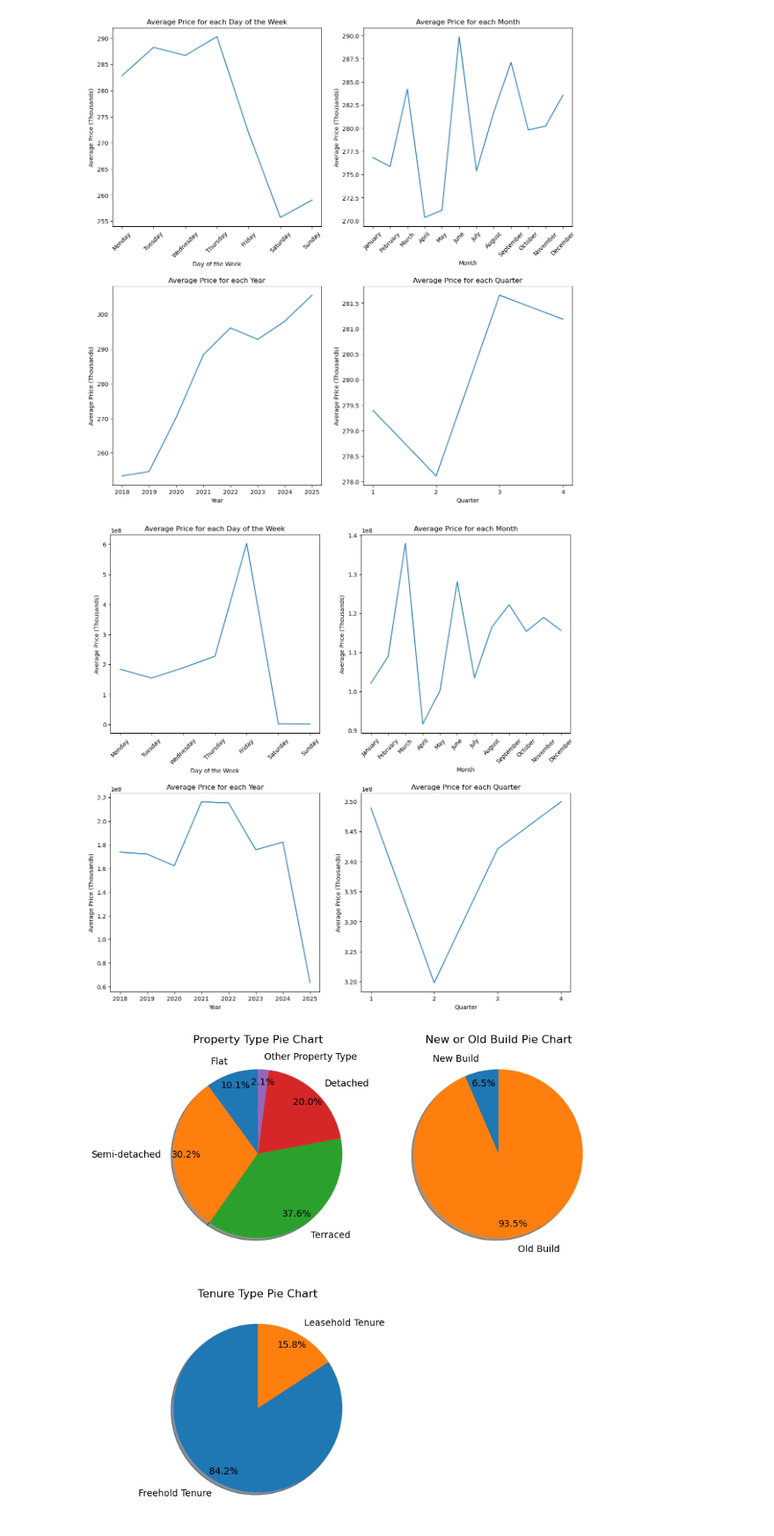
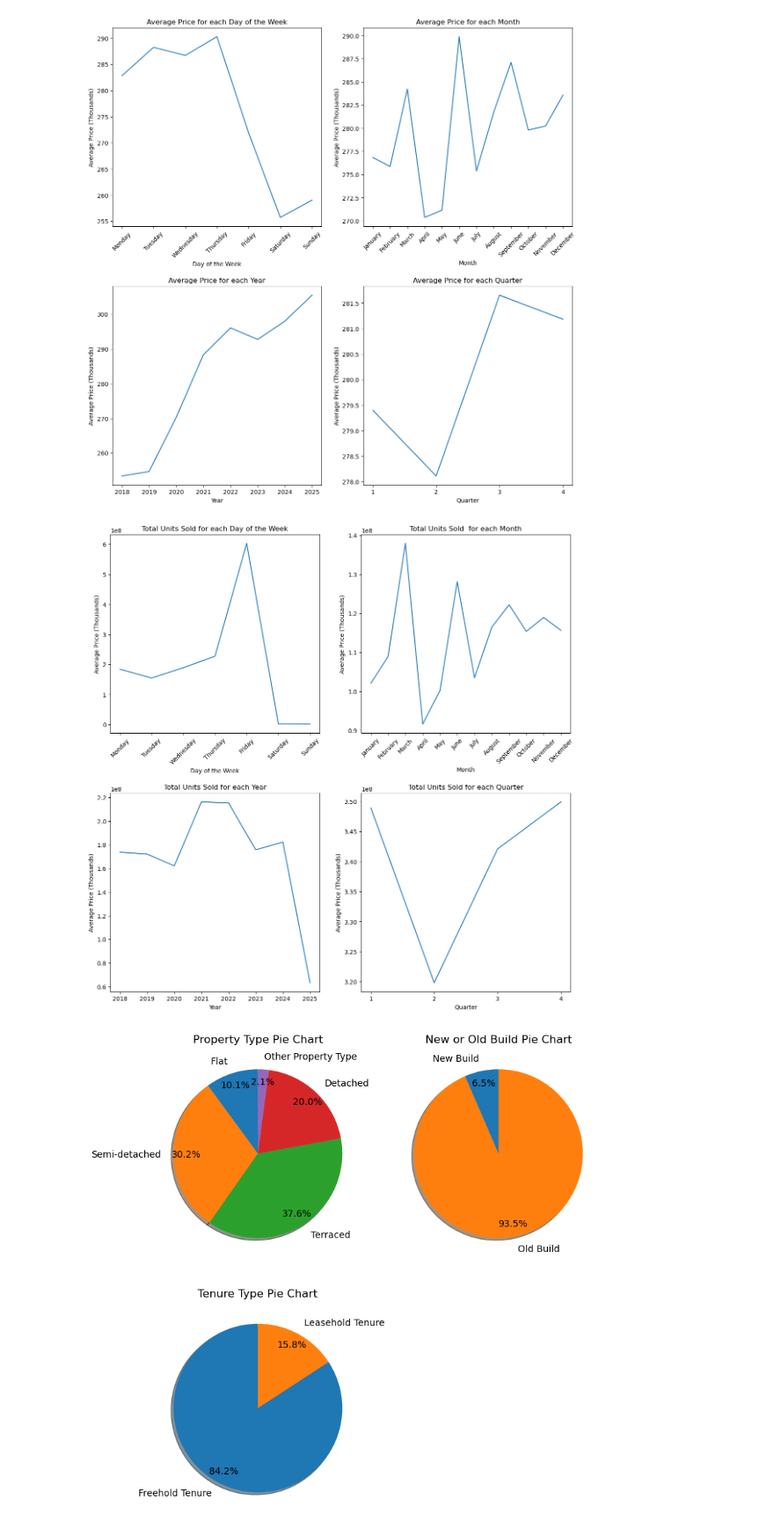
Before and after one commit to Tom-Kerrison/Housing-Price-Predictor, a Jupyter notebook: EDA.ipynb, the cells around one changed output. Shown at 88% size. Saved outputs shown, nothing was run; the diff lists cells and outputs as text; code cells hidden in the pictures.

```diff
--- a/EDA.ipynb
+++ b/EDA.ipynb
@@ -141,9 +148,6 @@ plt.subplots_adjust(hspace=0.3)
 # %% [output]
 [figure]
 # %%
-tot_day_price = df.groupby('Date')['Price (Thousands)'].sum().reset_index()
-tot_day_price.columns = ['Date', 'Average Price (Thousands)']
-
 tot_day_of_the_week_price = df.groupby('Day of the Week')['Price (Thousands)'].sum().reset_index()
 tot_day_of_the_week_price.columns = ['Day of the Week', 'Average Price (Thousands)']
 
@@ -159,34 +163,34 @@ tot_month_price.columns = ['Month', 'Average Price (Thousands)']
 tot_day_of_the_week_price['Day of the Week'] = tot_day_of_the_week_price['Day of the Week'].map(day_names)
 tot_month_price['Month'] = tot_month_price['Month'].map(month_names)
 
 tot_day_of_the_week_price
 fig = plt.figure(figsize=(14, 14))
 ax0 = fig.add_subplot(2, 2, 1)
 ax1 = fig.add_subplot(2, 2, 2)
 ax2 = fig.add_subplot(2, 2, 3)
 ax3 = fig.add_subplot(2, 2, 4)
 
 from matplotlib.ticker import MaxNLocator
 
 ax3.xaxis.set_major_locator(MaxNLocator(nbins=4))
 
 ax0.set_title('Total Units Sold for each Day of the Week')
 ax1.set_title('Total Units Sold  for each Month')
 ax2.set_title('Total Units Sold for each Year')
 ax3.set_title('Total Units Sold for each Quarter')
 
 ax0.tick_params(axis='x', rotation=45)
 ax1.tick_params(axis='x', rotation=45)
 
 
 sns.lineplot(x='Day of the Week', y='Average Price (Thousands)', data=tot_day_of_the_week_price, ax=ax0)
 sns.lineplot(x='Month', y='Average Price (Thousands)', data=tot_month_price, ax=ax1)
 sns.lineplot(x='Year', y='Average Price (Thousands)', data=tot_year_price, ax=ax2)
 sns.lineplot(x='Quarter', y='Average Price (Thousands)', data=tot_quarter_price, ax=ax3)
 
 plt.subplots_adjust(hspace=0.3)
 # %% [output]
-[figure, old version]
+[figure, new version]
 # %%
 type_count = df[['Flat','Semi-detached','Terraced', 'Detached', 'Other Property Type']].sum().reset_index()
 type_count.columns = ['Property Type','Count']
```
Also changed, not shown: parts of 11 cells of this notebook.
